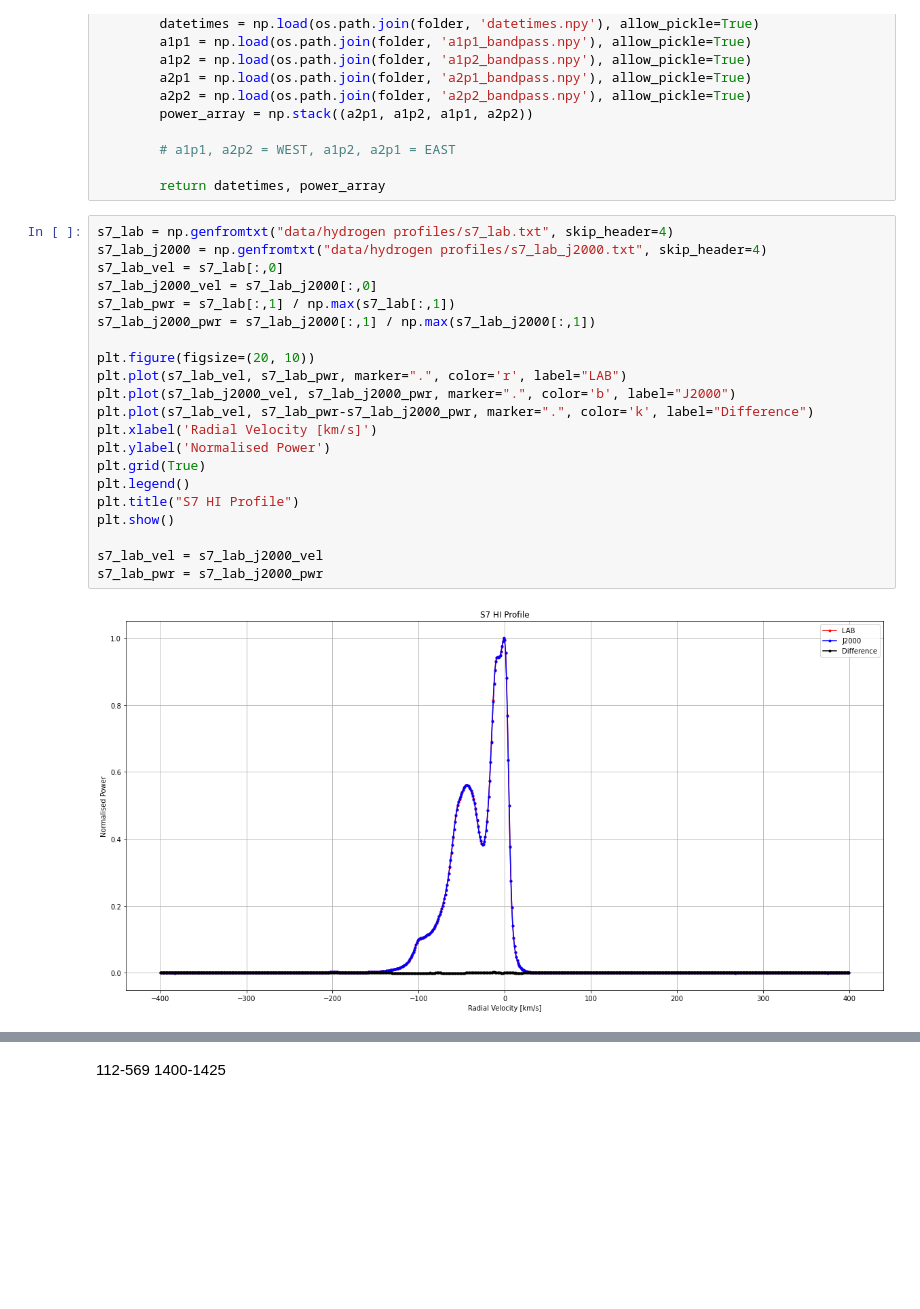
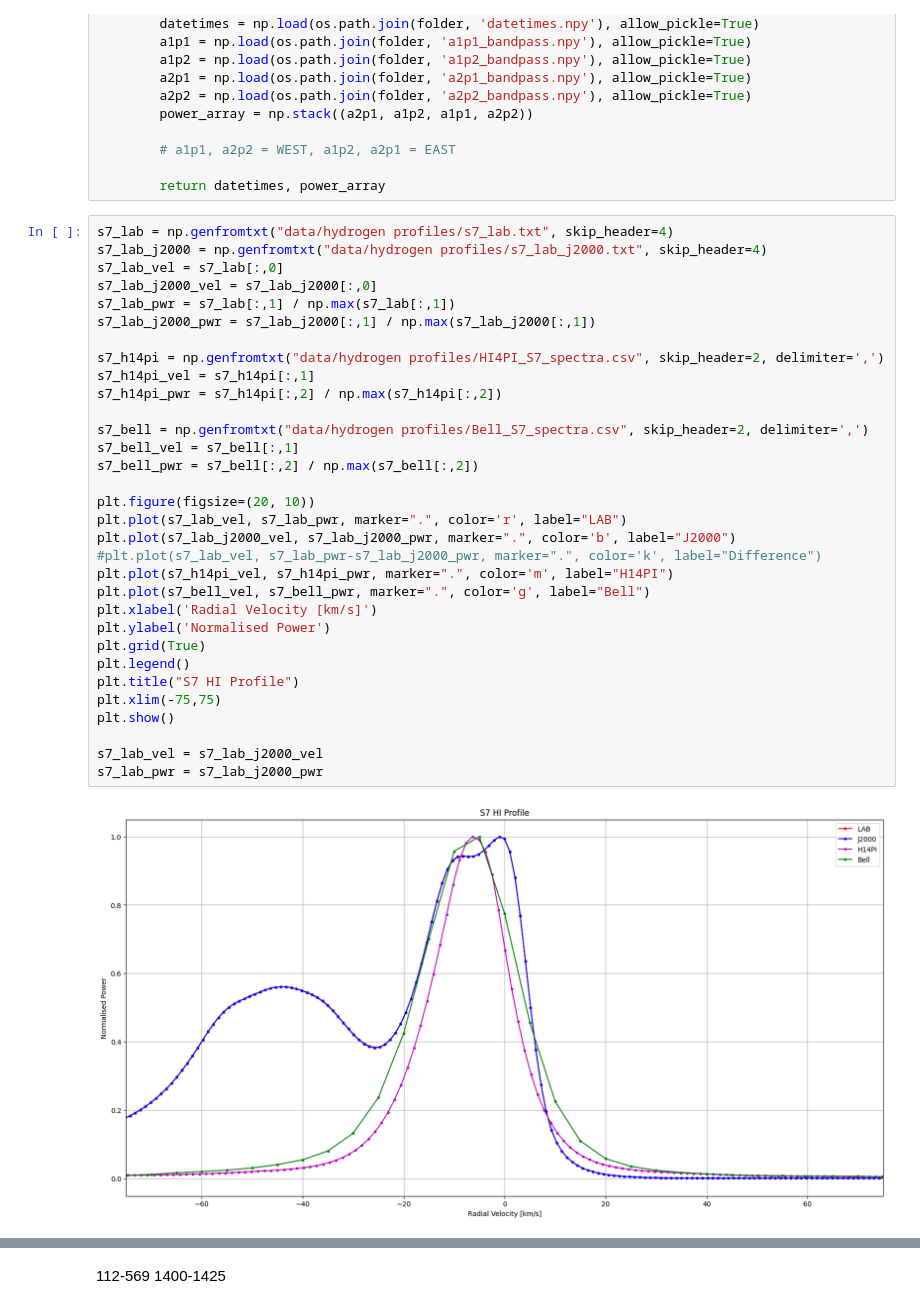
Before and after one commit to louis-hurrey/L-BASS, a Jupyter notebook: hydrogen_profiles.ipynb, the cells around one changed output, grey strips where cells are left out. Cells and saved outputs as stored; diff of their text form; blank space fills up the shorter version.

Commit message:
3rd order interp, s7 memo, bell and h14pi profiles

```diff
--- a/hydrogen_profiles.ipynb
+++ b/hydrogen_profiles.ipynb
@@ -288,26 +288,37 @@ class Transit:
 # %%
 s7_lab = np.genfromtxt("data/hydrogen profiles/s7_lab.txt", skip_header=4)
 s7_lab_j2000 = np.genfromtxt("data/hydrogen profiles/s7_lab_j2000.txt", skip_header=4)
 s7_lab_vel = s7_lab[:,0]
 s7_lab_j2000_vel = s7_lab_j2000[:,0]
 s7_lab_pwr = s7_lab[:,1] / np.max(s7_lab[:,1])
 s7_lab_j2000_pwr = s7_lab_j2000[:,1] / np.max(s7_lab_j2000[:,1])
 
+s7_h14pi = np.genfromtxt("data/hydrogen profiles/HI4PI_S7_spectra.csv", skip_header=2, delimiter=',')
+s7_h14pi_vel = s7_h14pi[:,1]
+s7_h14pi_pwr = s7_h14pi[:,2] / np.max(s7_h14pi[:,2])
+
+s7_bell = np.genfromtxt("data/hydrogen profiles/Bell_S7_spectra.csv", skip_header=2, delimiter=',')
+s7_bell_vel = s7_bell[:,1]
+s7_bell_pwr = s7_bell[:,2] / np.max(s7_bell[:,2])
+
 plt.figure(figsize=(20, 10))
 plt.plot(s7_lab_vel, s7_lab_pwr, marker=".", color='r', label="LAB")
 plt.plot(s7_lab_j2000_vel, s7_lab_j2000_pwr, marker=".", color='b', label="J2000")
-plt.plot(s7_lab_vel, s7_lab_pwr-s7_lab_j2000_pwr, marker=".", color='k', label="Difference")
+#plt.plot(s7_lab_vel, s7_lab_pwr-s7_lab_j2000_pwr, marker=".", color='k', label="Difference")
+plt.plot(s7_h14pi_vel, s7_h14pi_pwr, marker=".", color='m', label="H14PI")
+plt.plot(s7_bell_vel, s7_bell_pwr, marker=".", color='g', label="Bell")
 plt.xlabel('Radial Velocity [km/s]')
 plt.ylabel('Normalised Power')
 plt.grid(True)
 plt.legend()
 plt.title("S7 HI Profile")
+plt.xlim(-75,75)
 plt.show()
 
 s7_lab_vel = s7_lab_j2000_vel
 s7_lab_pwr = s7_lab_j2000_pwr
 # %% [output]
-[figure, old version]
+[figure, new version]
 # %%
 s7_obstime = Time('2024-07-31T05:36:14', scale='utc')
 s7_aa = AltAz(location=jodrell_bank, obstime=s7_obstime)
```
Also changed, not shown: parts of 4 cells of this notebook, 5 other files.
